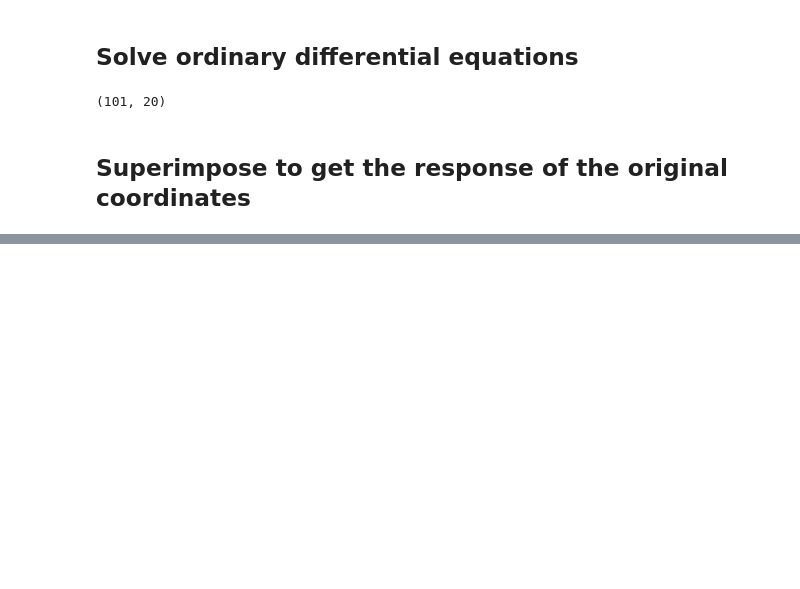
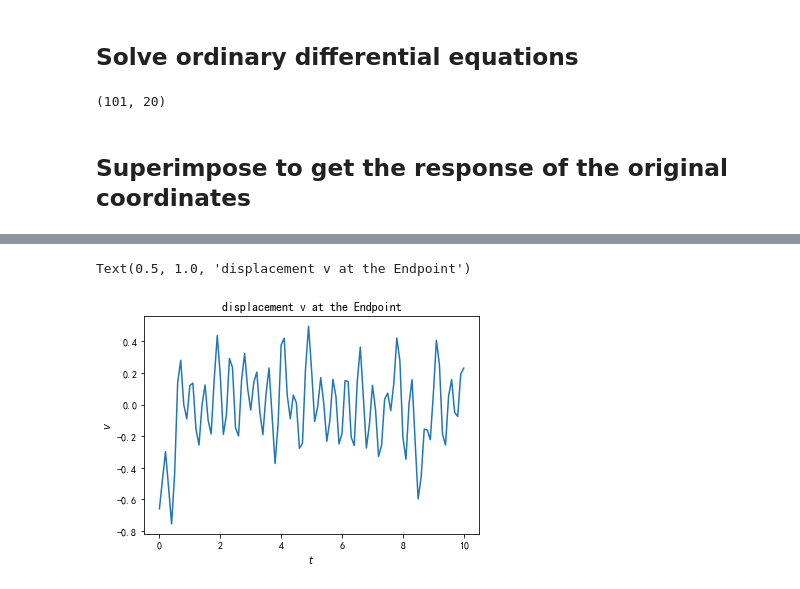
Before and after one commit to WindyLuf/Beam-Project, a Jupyter notebook: prapare.ipynb, the cells around one changed output, grey strips where cells are left out. Cells and saved outputs as stored; diff of their text form; code cells hidden in the pictures; blank space fills up the shorter version.

```diff
--- a/prapare.ipynb
+++ b/prapare.ipynb
@@ -189,0 +191,8 @@ Text(0.5, 0.92, 'displacement of x')
+# %%
+plt.plot( t,x_result[18,:])
+plt.xlabel('$t$')
+plt.ylabel('$v$')
+plt.title('displacement v at the Endpoint')
+# %% [output]
+Text(0.5, 1.0, 'displacement v at the Endpoint')
+[figure, added]
```
Also changed, not shown: parts of 6 cells of this notebook.
